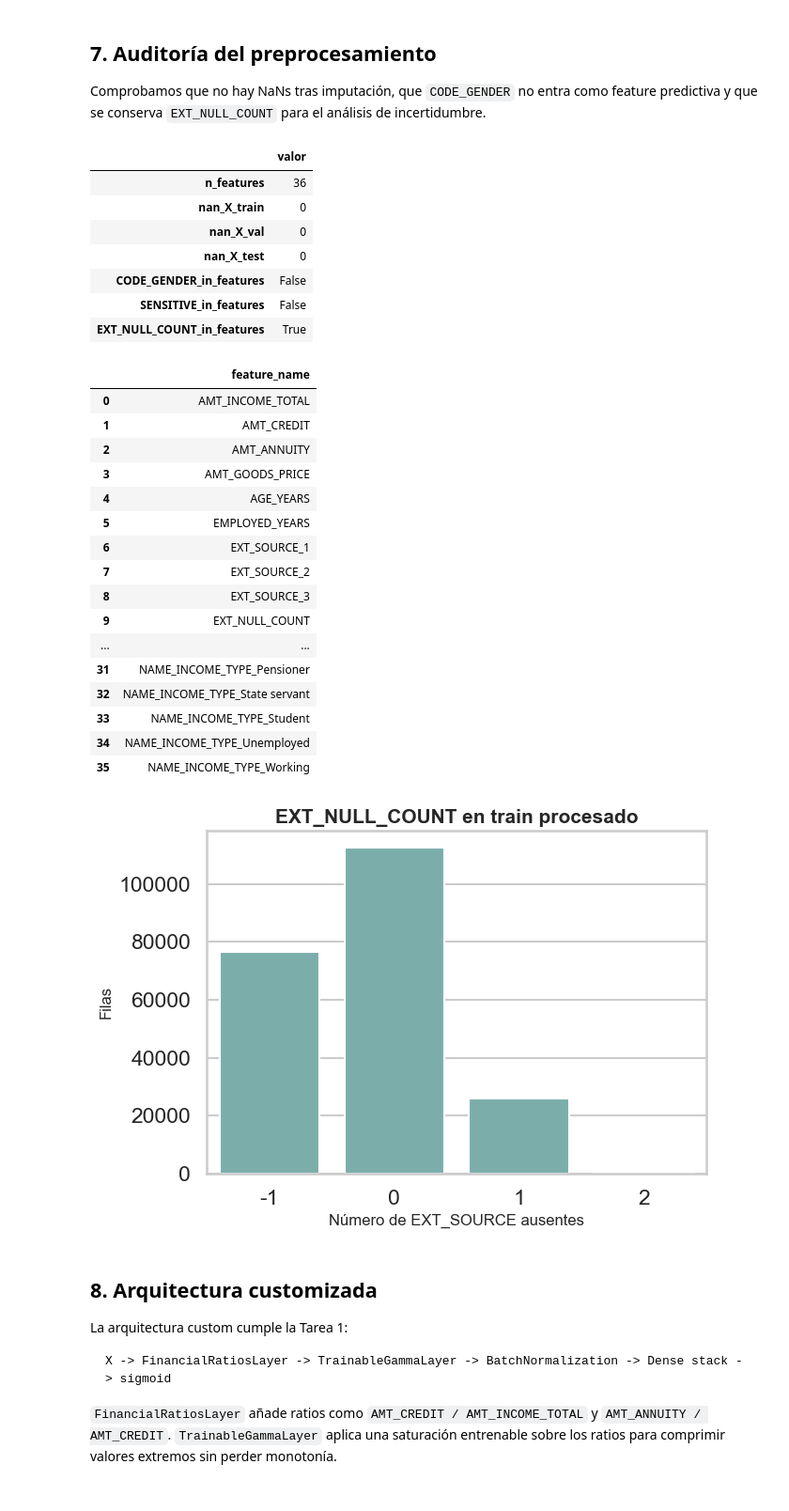
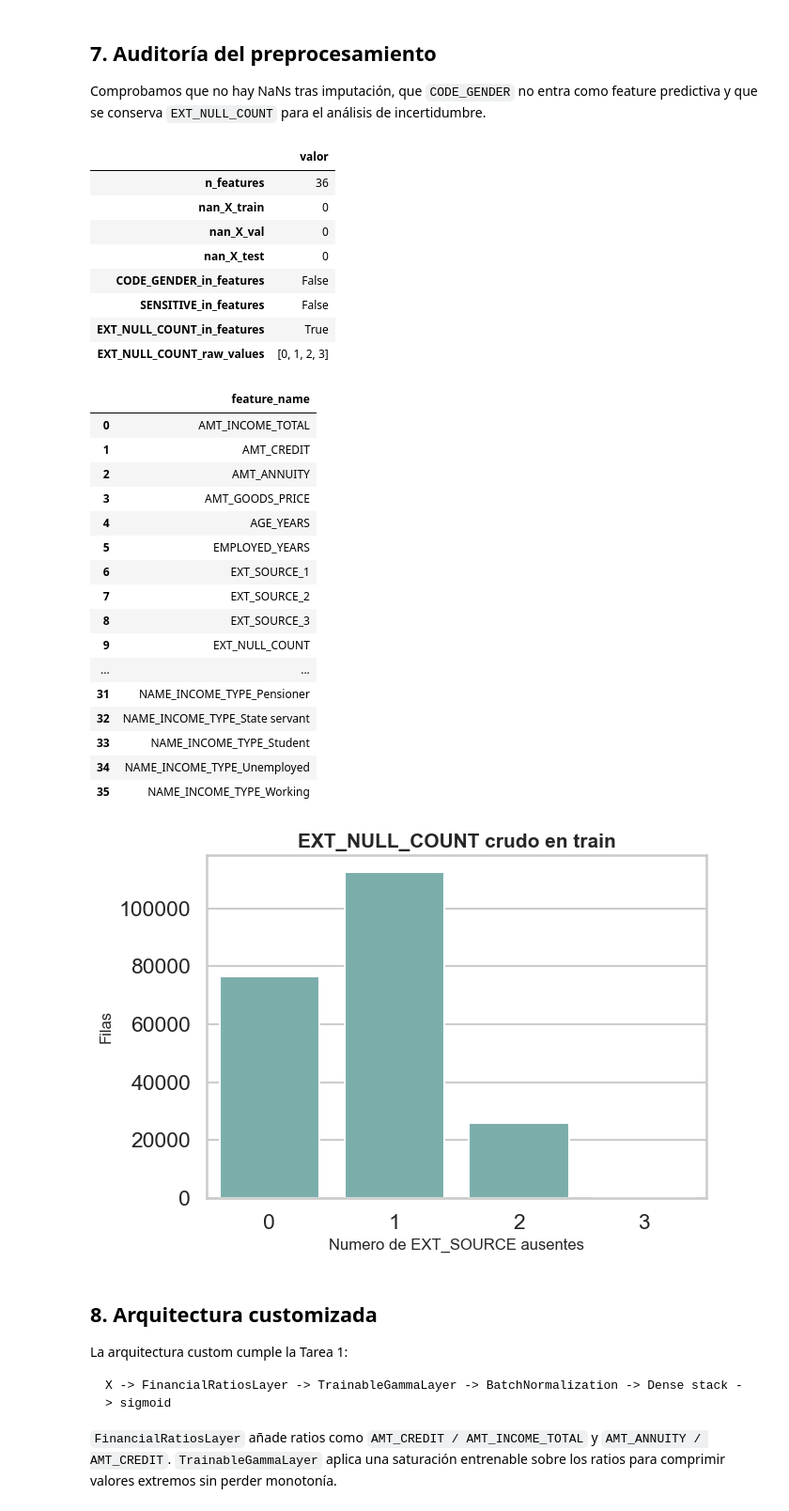
Before and after one commit to marcocorpacriado-pixel/taller-redes-confiables, a Jupyter notebook: notebooks/01_mvp_dani_professional.ipynb, the cells around one changed output. Shown at 94% size. Saved outputs shown, nothing was run; the diff lists cells and outputs as text; code cells hidden in the pictures.

```diff
--- a/notebooks/01_mvp_dani_professional.ipynb
+++ b/notebooks/01_mvp_dani_professional.ipynb
@@ -279,6 +279,10 @@ X_test: (46127, 36)
 Comprobamos que no hay NaNs tras imputación, que `CODE_GENDER` no entra como feature predictiva y que se conserva `EXT_NULL_COUNT` para el análisis de incertidumbre.
 # %%
 feature_names = tuple(processed.feature_names)
+
+ext_null_values_train = processed.ext_null_count_train.astype(int)
+
+assert set(ext_null_values_train).issubset({0, 1, 2, 3})
 
 audit = {
     "n_features": len(feature_names),
@@ -288,45 +292,46 @@ audit = {
     "CODE_GENDER_in_features": "CODE_GENDER" in feature_names,
     "SENSITIVE_in_features": "SENSITIVE" in feature_names,
     "EXT_NULL_COUNT_in_features": "EXT_NULL_COUNT" in feature_names,
+    "EXT_NULL_COUNT_raw_values": sorted(set(ext_null_values_train.tolist())),
 }
 display(pd.Series(audit, name="valor").to_frame())
 display(pd.Series(feature_names, name="feature_name").head(80).to_frame())
 
-ext_null_idx = feature_names.index("EXT_NULL_COUNT")
 plt.figure(figsize=(7, 5))
-sns.countplot(x=processed.X_train[:, ext_null_idx].astype(int), color="#72B7B2")
-plt.title("EXT_NULL_COUNT en train procesado")
-plt.xlabel("Número de EXT_SOURCE ausentes")
+sns.countplot(x=ext_null_values_train, color="#72B7B2", order=[0, 1, 2, 3])
+plt.title("EXT_NULL_COUNT crudo en train")
+plt.xlabel("Numero de EXT_SOURCE ausentes")
 plt.ylabel("Filas")
 save_figure("preprocessing_ext_null_count.png")
 plt.show()
 # %% [output]
 |  | valor |
 | n_features | 36 |
 | nan_X_train | 0 |
 | nan_X_val | 0 |
 | nan_X_test | 0 |
 | CODE_GENDER_in_features | False |
 | SENSITIVE_in_features | False |
 | EXT_NULL_COUNT_in_features | True |
+| EXT_NULL_COUNT_raw_values | [0, 1, 2, 3] |
 |  | feature_name |
 | 0 | AMT_INCOME_TOTAL |
 | 1 | AMT_CREDIT |
 | 2 | AMT_ANNUITY |
 | 3 | AMT_GOODS_PRICE |
 | 4 | AGE_YEARS |
 | 5 | EMPLOYED_YEARS |
 | 6 | EXT_SOURCE_1 |
 | 7 | EXT_SOURCE_2 |
 | 8 | EXT_SOURCE_3 |
 | 9 | EXT_NULL_COUNT |
 | ... | ... |
 | 31 | NAME_INCOME_TYPE_Pensioner |
 | 32 | NAME_INCOME_TYPE_State servant |
 | 33 | NAME_INCOME_TYPE_Student |
 | 34 | NAME_INCOME_TYPE_Unemployed |
 | 35 | NAME_INCOME_TYPE_Working |
-[figure, old version]
+[figure, new version]
 # %% [markdown]
 ## 8. Arquitectura customizada
 
```
Also changed, not shown: parts of 6 cells of this notebook, 12 other files.
